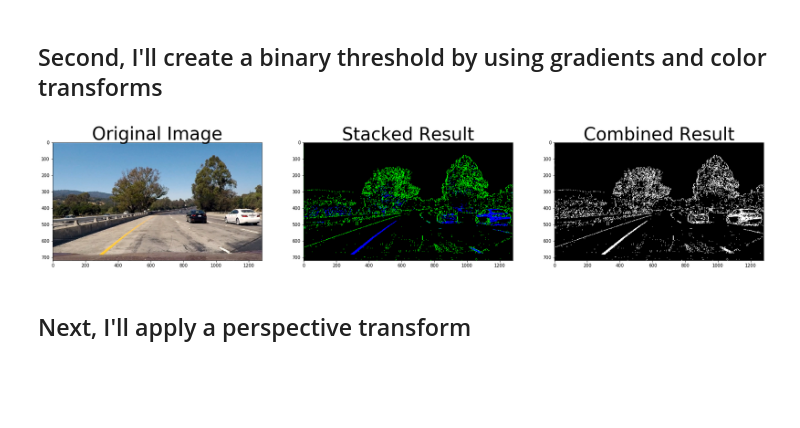
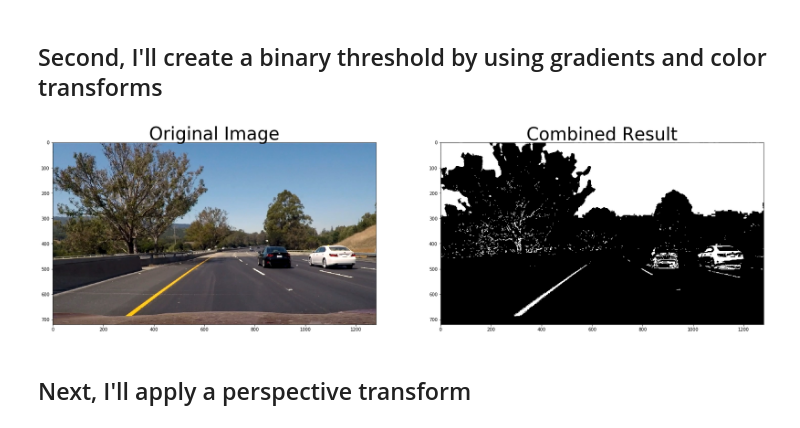
Before and after one commit to albertzheng07/Advanced_Lane_Finding, a Jupyter notebook: examples/project.ipynb, the cells around one changed output. Drawn from its saved outputs; the diff is of its cells as text; code cells hidden in the pictures; blank space fills up the shorter version.

Commit message:
Play around with thresholding

```diff
--- a/examples/project.ipynb
+++ b/examples/project.ipynb
@@ -100,52 +100,73 @@ import matplotlib.pyplot as plt
 import matplotlib.image as mpimg
 import matplotlib.patches as patches
 # %%
-def binary_threshold(img, s_thresh=(170, 255), sx_thresh=(20, 100)):
+def binary_threshold(img, s_thresh=(175, 255), sx_thresh=(20, 100), l_thresh=(230, 255), b_thresh=(155, 200)):
+    gray = cv2.cvtColor(img, cv2.COLOR_RGB2GRAY)
+
     # Convert to HLS color space and separate the S channel
     hls = cv2.cvtColor(img, cv2.COLOR_RGB2HLS)
-    l_channel = hls[:,:,1]
+    #l_channel = hls[:,:,1]
     s_channel = hls[:,:,2]
 
+    luv = cv2.cvtColor(img, cv2.COLOR_BGR2LUV)
+    l_channel = luv[:,:,0]
+
+    lab = cv2.cvtColor(img, cv2.COLOR_BGR2LAB)
+    b_channel = luv[:,:,2]
+
     # Sobel x
-    sobelx = cv2.Sobel(l_channel, cv2.CV_64F, 1, 0) # Take the derivative in x
+    sobelx = cv2.Sobel(gray, cv2.CV_64F, 1, 0) # Take the derivative in x on gray scale of image
     abs_sobelx = np.absolute(sobelx) # Absolute x derivative to accentuate lines away from horizontal
     scaled_sobel = np.uint8(255*abs_sobelx/np.max(abs_sobelx))
 
     # Threshold x gradient
     sxbinary = np.zeros_like(scaled_sobel)
     sxbinary[(scaled_sobel >= sx_thresh[0]) & (scaled_sobel <= sx_thresh[1])] = 1
 
-    # Threshold color channel
+    # Threshold light channel to be more robust to shadows
+    l_binary = np.zeros_like(l_channel)
+    l_binary[(l_channel >= l_thresh[0]) & (l_channel <= l_thresh[1])] = 1
+
+    # Threshold yellow colors
+    b_binary = np.zeros_like(b_channel)
+
+    b_binary[(b_channel >= b_thresh[0]) & (b_channel <= b_thresh[1])] = 1
+
+    # Threshold saturation/color channel to detect both yellow/white lines
     s_binary = np.zeros_like(s_channel)
     s_binary[(s_channel >= s_thresh[0]) & (s_channel <= s_thresh[1])] = 1
 
-    # Stack each channel with G and B channels corresponding to x gradient and saturation channel results
-    zero_channel = np.zeros_like(sxbinary)
-    color_binary = np.dstack((zero_channel, sxbinary, s_binary)) * 255
+#     # Stack each channel with G and B channels corresponding to x gradient, saturation, light channel results
+#     zero_channel = np.zeros_like(sxbinary)
+#     color_binary = np.dstack((zero_channel, sxbinary, s_binary)) * 255
+    #print(c_binary)
+    #print(np.where(c_binary))
+    #print(np.where(l_binary))
+    combined_binary = np.zeros_like(sxbinary)
+    # Take union of x gradient, saturation channel and intersection of yellow/white colored lines as threshold mask
+    combined_binary[((l_binary == 1) | (b_binary == 1)) | (s_binary == 1) ] = 1
+    #combined_binary[c_binary == 1  & (sxbinary == 1 | s_binary)] = 1
+    #print(combined_binary)
+    return combined_binary
 
-    # Take union of x gradient and saturation channel as threshold mask
-    combined_binary = np.zeros_like(sxbinary)
-    combined_binary[(s_binary == 1) | (sxbinary == 1)] = 1
-    return color_binary, combined_binary
+image = mpimg.imread('../test_images/test6.jpg')
 
-image = mpimg.imread('../test_images/test1.jpg')
+com_binary = binary_threshold(image)
 
-color_binary, combined_binary = binary_threshold(image, (170, 255), (20, 100))
-
-f, (ax1, ax2, ax3) = plt.subplots(1, 3, figsize=(24, 9))
+f, (ax1, ax3) = plt.subplots(1, 2, figsize=(24, 9))
 ax1.imshow(image)
 ax1.set_title('Original Image', fontsize=40)
 
-ax2.imshow(color_binary)
-ax2.set_title('Stacked Result', fontsize=40)
+# ax2.imshow(color_binary)
+# ax2.set_title('Stacked Result', fontsize=40)
 
-ax3.imshow(combined_binary, cmap='gray')
+ax3.imshow(com_binary, cmap='gray')
 ax3.set_title('Combined Result', fontsize=40)
 plt.subplots_adjust(left=0.03, right=0.96, top=0.9, bottom=0.)
 
 plt.savefig('Threshold_Result.jpg')
 # %% [output]
-[figure, old version]
+[figure, new version]
 # %% [markdown]
 ## Next, I'll apply a perspective transform
 # %%
```
Also changed, not shown: parts of 3 cells of this notebook, 3 other files.
